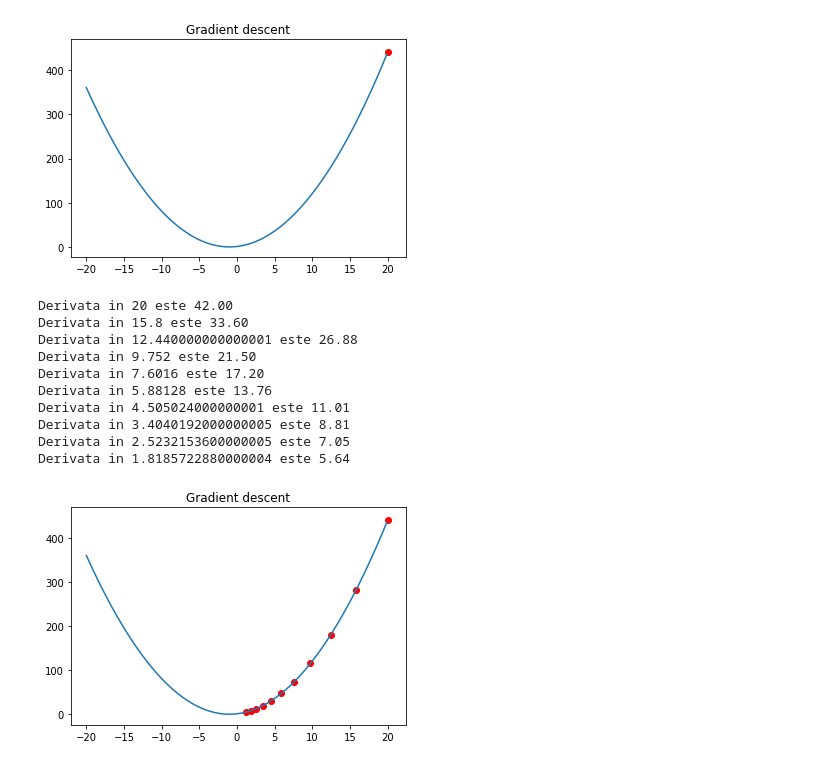
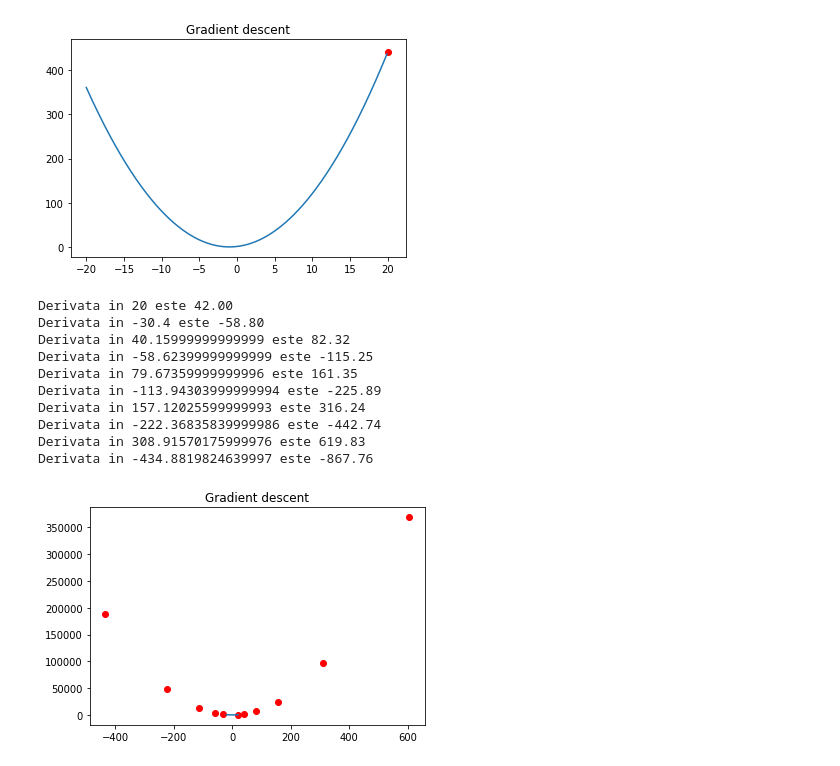
Before and after one commit to ancamarginean/Course, a Jupyter notebook: examples/Python_notebooks/deep_learning/Linear - Nonlinear separation.ipynb, the cells around one changed output. Drawn from its saved outputs; the diff is of its cells as text; code cells hidden in the pictures.

Commit message:
Add files via upload
Bag of words sample
RUL - small changes to visualization
GA

```diff
--- a/examples/Python_notebooks/deep_learning/Linear - Nonlinear separation.ipynb
+++ b/examples/Python_notebooks/deep_learning/Linear - Nonlinear separation.ipynb
@@ -155,29 +156,29 @@ plt.show()
 [figure]
 # %%
 x=x_init
-alpha=0.1
+alpha=1.2
 
 xs=np.array([x_init])
 
 for i in range(0,10):
     print('Derivata in %s este %2.2f' % (x, deriv_f(x) ))
     x=x-alpha*deriv_f(x)
     xs=np.append(xs,x)
 
 t= np.arange(-20.0, 20.0, 0.1)
 plt.plot(t,f(t))
 plt.title('Gradient descent')
 plt.scatter(xs, f(xs), color='red')
 plt.show()
 # %% [output]
 Derivata in 20 este 42.00
-Derivata in 15.8 este 33.60
-Derivata in 12.440000000000001 este 26.88
-Derivata in 9.752 este 21.50
-Derivata in 7.6016 este 17.20
-Derivata in 5.88128 este 13.76
-Derivata in 4.505024000000001 este 11.01
-Derivata in 3.4040192000000005 este 8.81
-Derivata in 2.5232153600000005 este 7.05
-Derivata in 1.8185722880000004 este 5.64
+Derivata in -30.4 este -58.80
+Derivata in 40.15999999999999 este 82.32
+Derivata in -58.62399999999999 este -115.25
+Derivata in 79.67359999999996 este 161.35
+Derivata in -113.94303999999994 este -225.89
+Derivata in 157.12025599999993 este 316.24
+Derivata in -222.36835839999986 este -442.74
+Derivata in 308.91570175999976 este 619.83
+Derivata in -434.8819824639997 este -867.76
-[figure, old version]
+[figure, new version]
```
Also changed, not shown: parts of 1 cell of this notebook, 42 other files.
